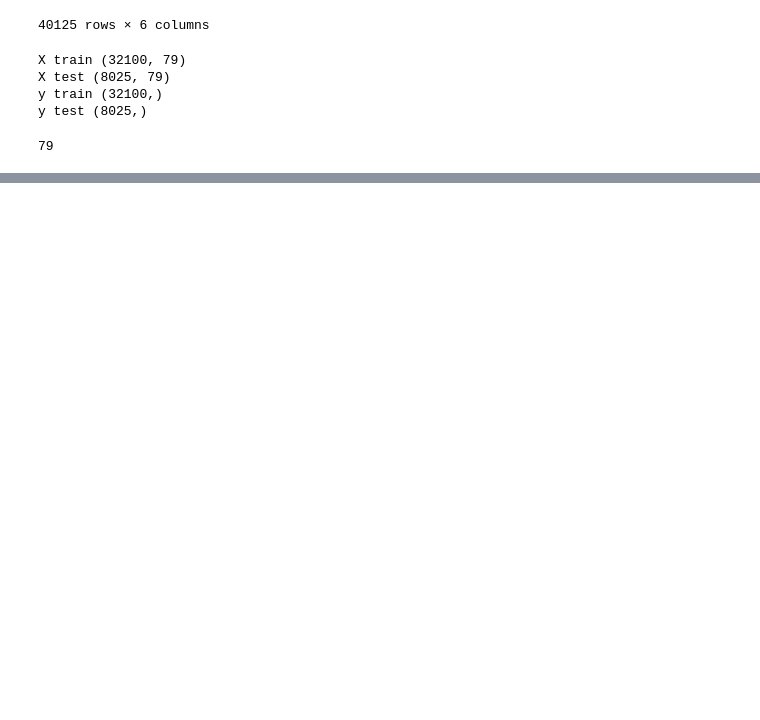
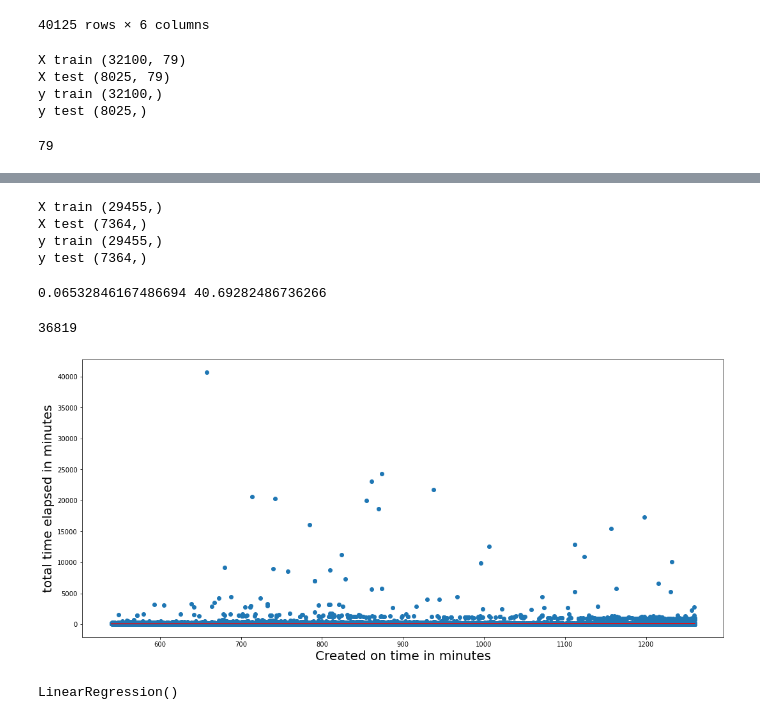
Before and after one commit to vishalkashyap95/DataAnalyst_Internship_learning, a Jupyter notebook: final_findings/predict_time_with_xray_type.ipynb, the cells around one changed output, grey strips where cells are left out. Saved outputs shown, nothing was run; the diff lists cells and outputs as text; code cells hidden in the pictures; blank space fills up the shorter version.

```diff
--- a/final_findings/predict_time_with_xray_type.ipynb
+++ b/final_findings/predict_time_with_xray_type.ipynb
@@ -773,0 +845,3 @@ pd.DataFrame({"Actual test":y_test, "Predicted_value":prediction_with_two_featur
+# %%
+include_nine_am_to_pm = final_df[(final_df.created_on_converted_to_minutes >= 540) & (final_df.created_on_converted_to_minutes <= 1260)].sort_values(by='created_on_converted_to_minutes')[['created_on_converted_to_minutes','total_time_elapsed_in_minutes']]
+include_nine_am_to_pm.sample(10)
@@ -773,0 +860,23 @@ pd.DataFrame({"Actual test":y_test, "Predicted_value":prediction_with_two_featur
+# %%
+X = include_nine_am_to_pm.created_on_converted_to_minutes
+y = include_nine_am_to_pm.total_time_elapsed_in_minutes
+X_train, X_test, y_train, y_test = train_test_split(X,y,test_size=0.20,random_state=42)
+print("X train {}".format(X_train.shape))
+print("X test {}".format(X_test.shape))
+print("y train {}".format(y_train.shape))
+print("y test {}".format(y_test.shape))
+# %% [output]
+X train (29455,)
+X test (7364,)
+y train (29455,)
+y test (7364,)
+# %%
+import numpy as np
+m,c = np.polyfit(X,y,1)
+print(m,c)
+# %% [output]
+0.06532846167486694 40.69282486736266
+# %%
+len(X)
+# %% [output]
+36819
@@ -773,0 +892,15 @@ pd.DataFrame({"Actual test":y_test, "Predicted_value":prediction_with_two_featur
+# %%
+#plt.plot(np.unique(X), np.poly1d(np.polyfit(X, y, 1))(np.unique(X)))
+plt.figure(figsize=(18,8))
+plt.scatter(X,y,marker = 'o')
+plt.xlabel("Created on time in minutes",fontsize=20)
+plt.ylabel("total time elapsed in minutes",fontsize=20)
+plt.plot(X,m*X+c,color="Red")
+plt.show()
+# %% [output]
+[figure, added]
+# %%
+include_reg_model = LinearRegression()
+include_reg_model.fit(X_train.to_frame(),y_train)
+# %% [output]
+LinearRegression()
```
Also changed, not shown: parts of 41 cells of this notebook, 5 other files.
